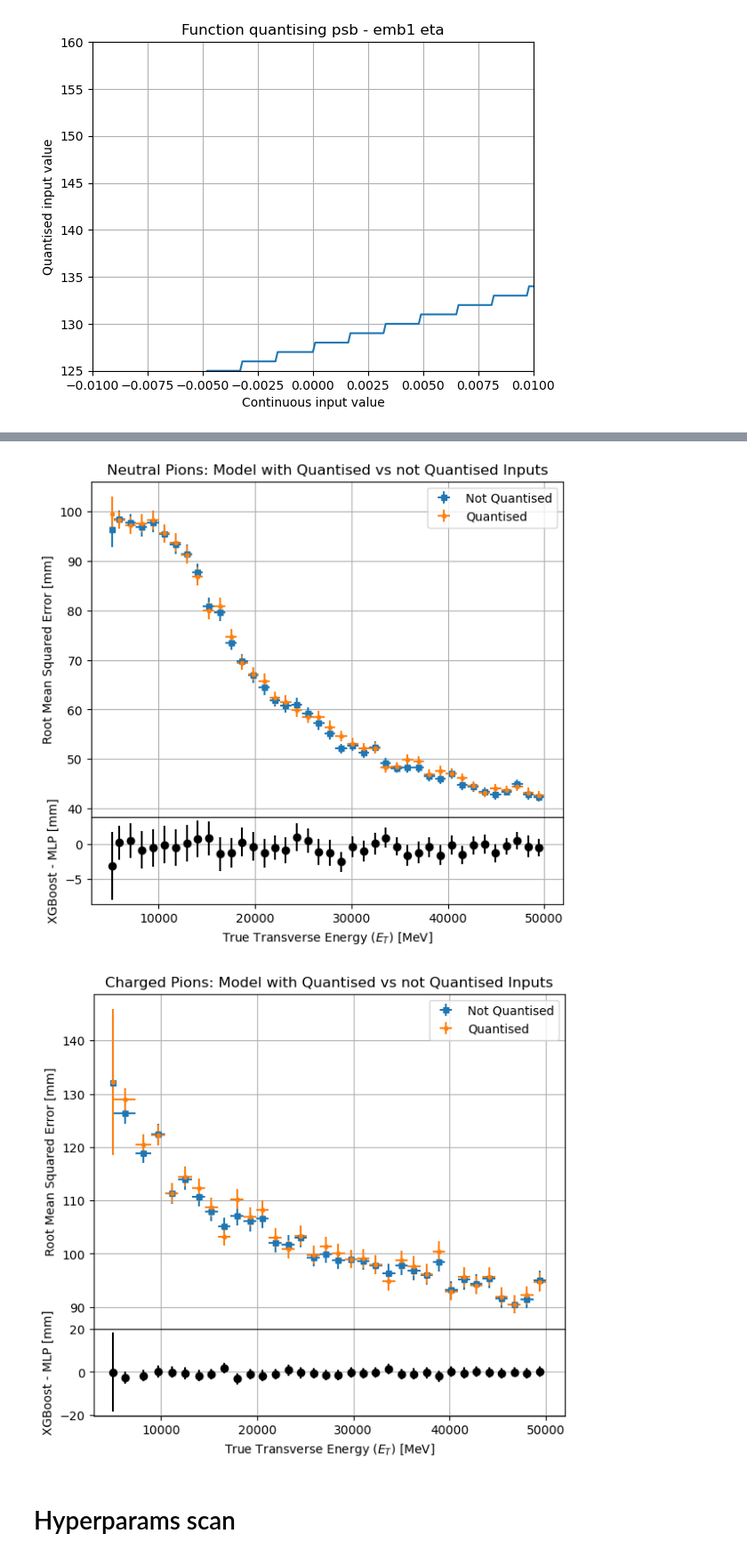
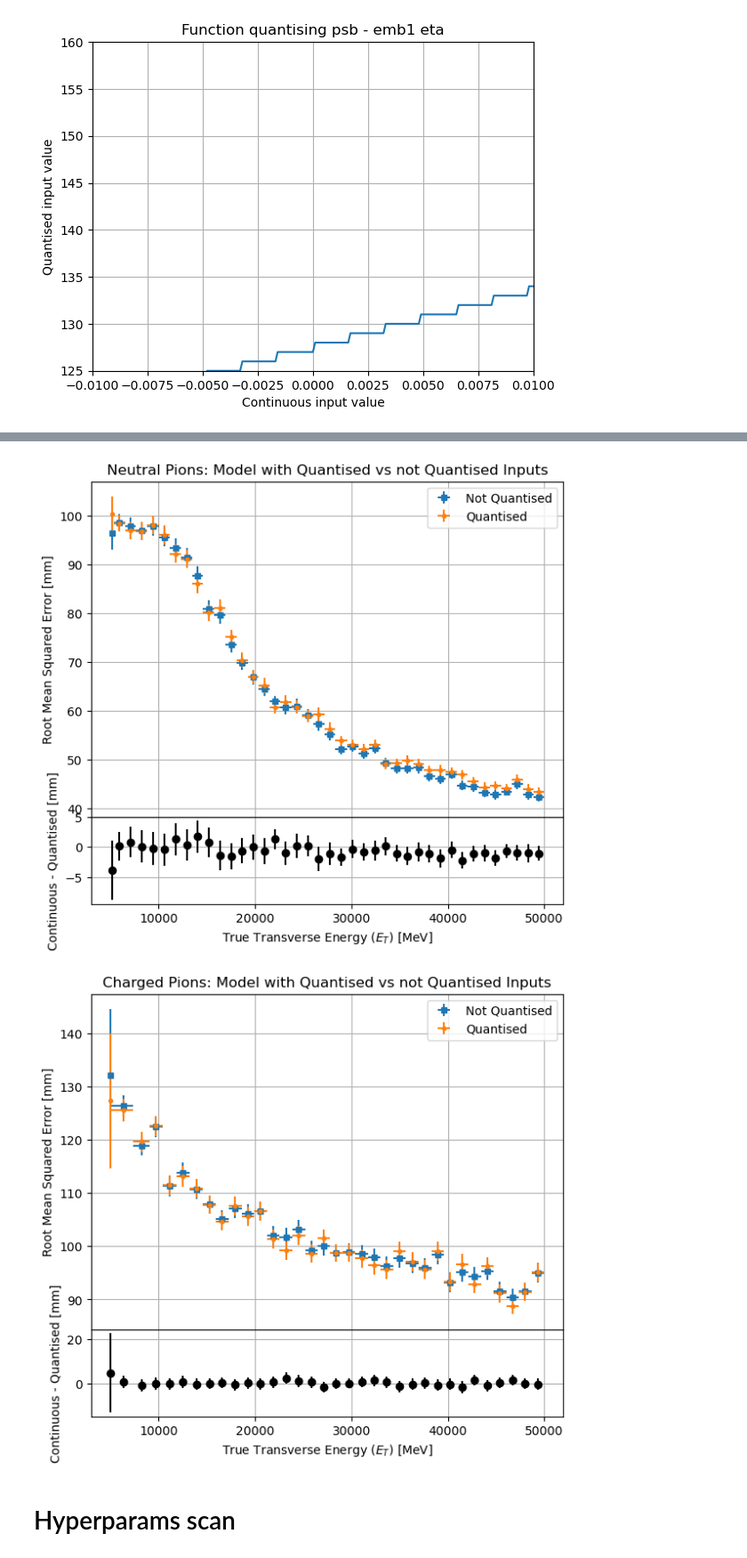
Before and after one commit to p-mucha/ML-for-ATLAS-Hardware-Trigger-at-HL-LHC-in-HH-4b, a Jupyter notebook: notebooks/11.0-pm-quantisation.ipynb, the cells around one changed output, grey strips where cells are left out. Shown at 89% size. Saved outputs shown, nothing was run; the diff lists cells and outputs as text; code cells hidden in the pictures.

```diff
--- a/notebooks/11.0-pm-quantisation.ipynb
+++ b/notebooks/11.0-pm-quantisation.ipynb
@@ -388,7 +388,7 @@ params1 = {
     "gamma": 0,
     "max_depth": 4,
     "learning_rate": 0.74,
-    # "subsample": 0.8,
+    "subsample": 0.8,
     "colsample_bytree": 1.0,
     "eval_metric": "rmse",
     "n_estimators": 130,
@@ -405,11 +405,13 @@ utils.count_nodes(experiment.model)
 # %%
 params = {
     "objective": "reg:squarederror",
-    "gamma": 110000,
+    "gamma": 100000,
     "max_depth": 4,
     "learning_rate": 0.74,
-    # "subsample": 0.8,
+    "subsample": 0.8,
     "colsample_bytree": 1.0,
     "eval_metric": "rmse",
     "n_estimators": 130,
 }
+
+experiment.train_xgboost_model(params, normalise=False)  # 4480.9043
@@ -822,12 +822,12 @@ plt.errorbar(
 plt.xlim(3000, 52000)
 # Adding labels and title
 plt.xlabel(r"True Transverse Energy $(E_T)$ [MeV]")
-plt.ylabel("XGBoost - MLP [mm]")
+plt.ylabel("Continuous - Quantised [mm]")
 
 plt.grid()
 plt.show()
 # %% [output]
-[figure, old version]
+[figure, new version]
 # %%
 plt.figure(figsize=(7, 5))
 
@@ -854,34 +854,34 @@ plt.errorbar(
 
 # Adding labels and title
 plt.xlabel(r"True Transverse Energy $(E_T)$ [MeV]")
 plt.ylabel("Root Mean Squared Error [mm]")
 plt.title("Charged Pions: Model with Quantised vs not Quantised Inputs")
 plt.xlim
 plt.legend()
 plt.grid()
 plt.xlim(3000, 52000)
 # Rectangular plot below the main plot
 plt.axes([0.125, -0.09, 0.775, 0.2])  # left, bottom, width, height
 
 # Calculate differences between the two plots vs x-axis
 differences = np.array(y_pi_char1) - np.array(y_pi_char)
 
 # Plot the differences
 plt.errorbar(
     x_pi_char,
     differences,
     yerr=np.sqrt(u_pi_char**2 + u_pi_char1**2),
     fmt="o",
     color="k",
 )
 plt.xlim(3000, 52000)
 # Adding labels and title
 plt.xlabel(r"True Transverse Energy $(E_T)$ [MeV]")
-plt.ylabel("XGBoost - MLP [mm]")
+plt.ylabel("Continuous - Quantised [mm]")
 
 plt.grid()
 plt.show()
 # %% [output]
-[figure, old version]
+[figure, new version]
 # %% [markdown]
 # Hyperparams scan
```
Also changed, not shown: parts of 17 cells of this notebook, 2 other files.
